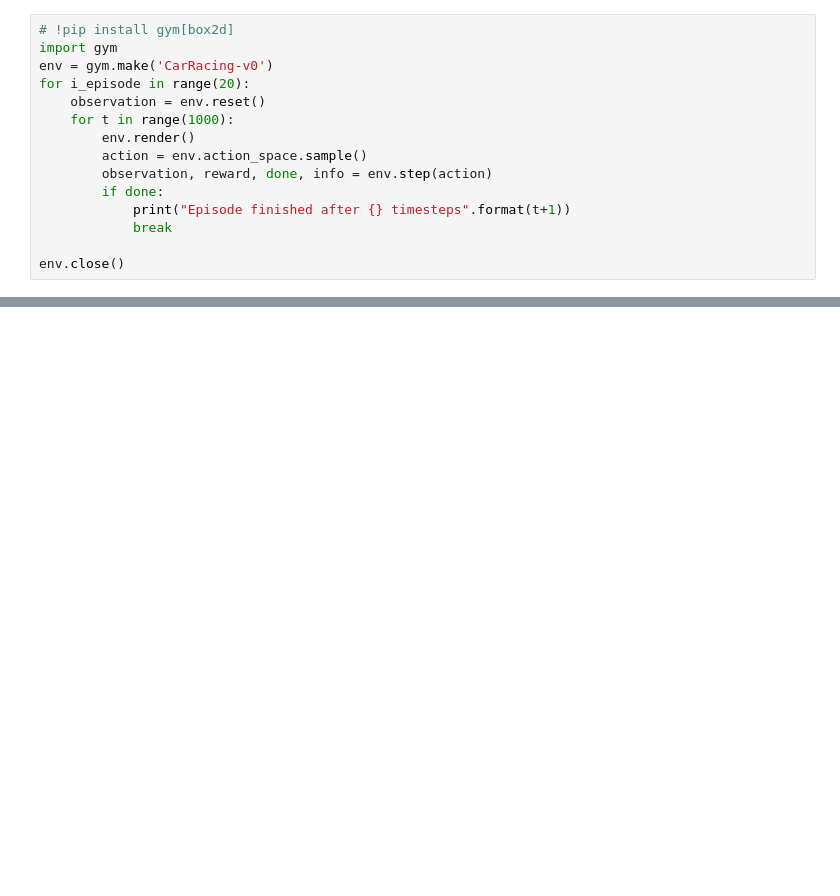
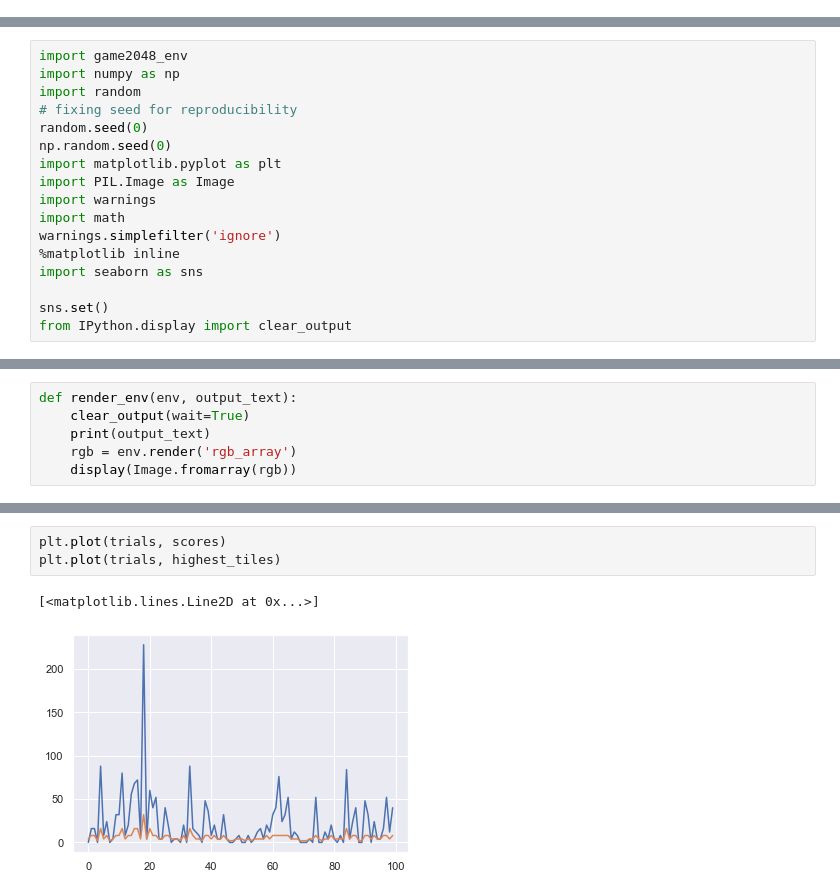
Before and after one commit to metalglove/Fontys-ADS, a Jupyter notebook: Assignments/RL/RL assignment.ipynb, the cells around one changed output, grey strips where cells are left out. Saved outputs shown, nothing was run; the diff lists cells and outputs as text; blank space fills up the shorter version.

```diff
--- a/Assignments/RL/RL assignment.ipynb
+++ b/Assignments/RL/RL assignment.ipynb
@@ -1,15 +0,0 @@
-# %%
-# !pip install gym[box2d]
-import gym
-env = gym.make('CarRacing-v0')
-for i_episode in range(20):
-    observation = env.reset()
-    for t in range(1000):
-        env.render()
-        action = env.action_space.sample()
-        observation, reward, done, info = env.step(action)
-        if done:
-            print("Episode finished after {} timesteps".format(t+1))
-            break
-
-env.close()
@@ -33,0 +3,17 @@ Episode finished after 1000 timesteps
+# %%
+import game2048_env
+import numpy as np
+import random
+# fixing seed for reproducibility
+random.seed(0)
+np.random.seed(0)
+import matplotlib.pyplot as plt
+import PIL.Image as Image
+import warnings
+import math
+warnings.simplefilter('ignore')
+%matplotlib inline
+import seaborn as sns
+
+sns.set()
+from IPython.display import clear_output
@@ -33,0 +116,6 @@ Episode finished after 1000 timesteps
+# %%
+def render_env(env, output_text):
+    clear_output(wait=True)
+    print(output_text)
+    rgb = env.render('rgb_array')
+    display(Image.fromarray(rgb))
@@ -33,0 +172,6 @@ Episode finished after 1000 timesteps
+# %%
+plt.plot(trials, scores)
+plt.plot(trials, highest_tiles)
+# %% [output]
+[<matplotlib.lines.Line2D at 0x...>]
+[figure, added]
```
Also changed, not shown: parts of 9 cells of this notebook, 5 other files.
